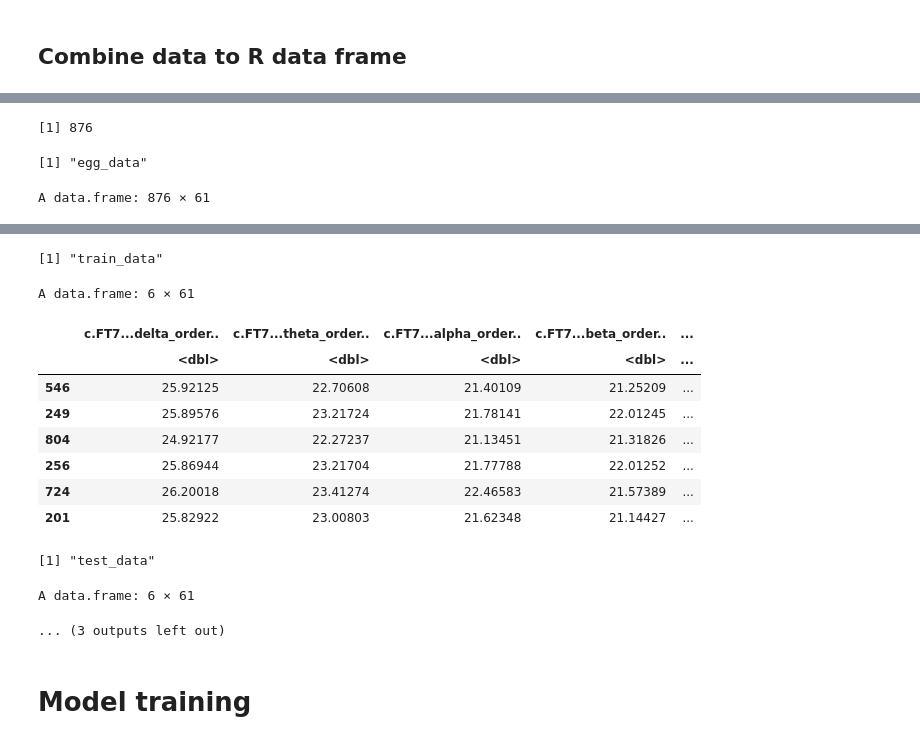
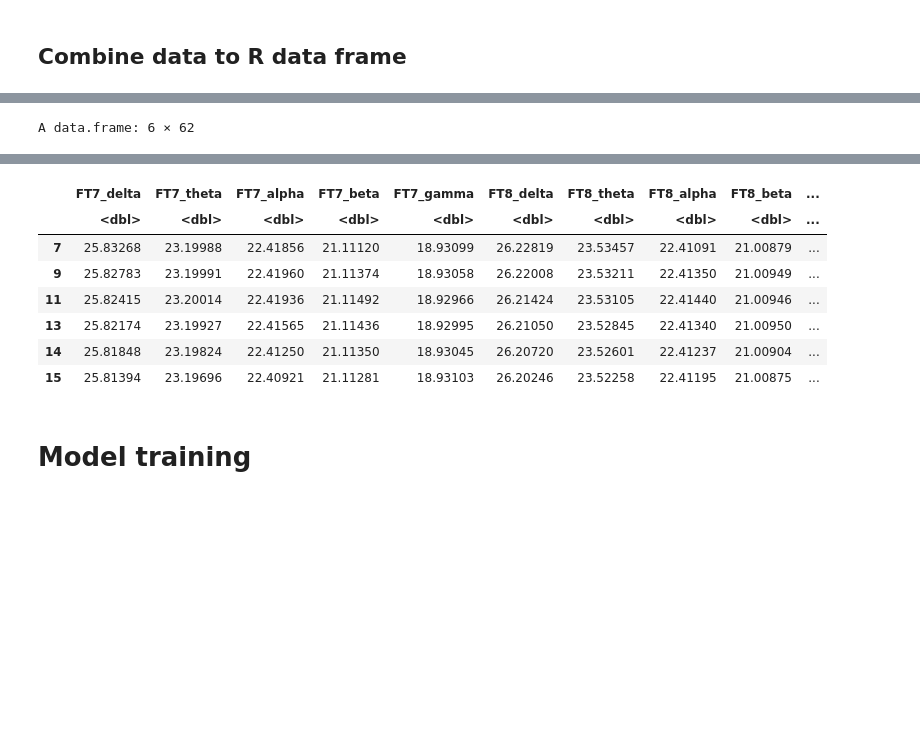
Before and after one commit to nieyangfei/EGG_Big_Data, a Jupyter notebook: EEG_Big_Data_Project.ipynb, the cells around one changed output, grey strips where cells are left out. Cells and saved outputs as stored; diff of their text form; code cells hidden in the pictures; blank space fills up the shorter version.

```diff
--- a/EEG_Big_Data_Project.ipynb
+++ b/EEG_Big_Data_Project.ipynb
@@ -531,24 +543,65 @@ theta_order <- 2
 alpha_order <- 3
 beta_order <- 4
 gamma_order <- 5
+# Orders of eyes.
+p_x_mean_order = 1
 # Emotion is the output.
 emotion <- factor(emotion)
 colnames(FT7) <- c("FT7_delta", "FT7_theta", "FT7_alpha", "FT7_beta", "FT7_gamma")
 egg_data <- data.frame(
-  c(FT7[, delta_order]), c(FT7[, theta_order]), c(FT7[, alpha_order]), c(FT7[, beta_order]), c(FT7[, gamma_order]),
-  c(FT8[, delta_order]), c(FT8[, theta_order]), c(FT8[, alpha_order]), c(FT8[, beta_order]), c(FT8[, gamma_order]),
-  c(T7[, delta_order]),  c(T7[, theta_order]),  c(T7[, alpha_order]),  c(T7[, beta_order]),  c(T7[, gamma_order]),
-  c(T8[, delta_order]),  c(T8[, theta_order]),  c(T8[, alpha_order]),  c(T8[, beta_order]),  c(T8[, gamma_order]),
-  c(TP7[, delta_order]), c(TP7[, theta_order]), c(TP7[, alpha_order]), c(TP7[, beta_order]), c(TP7[, gamma_order]),
-  c(TP8[, delta_order]), c(TP8[, theta_order]), c(TP8[, alpha_order]), c(TP8[, beta_order]), c(TP8[, gamma_order]),
+  FT7_delta = c(FT7[, delta_order]), FT7_theta = c(FT7[, theta_order]), FT7_alpha = c(FT7[, alpha_order]), FT7_beta = c(FT7[, beta_order]), FT7_gamma = c(FT7[, gamma_order]),
+  FT8_delta = c(FT8[, delta_order]), FT8_theta = c(FT8[, theta_order]), FT8_alpha = c(FT8[, alpha_order]), FT8_beta = c(FT8[, beta_order]), FT8_gamma = c(FT8[, gamma_order]),
+  T7_delta = c(T7[, delta_order]),   T7_theta = c(T7[, theta_order]),   T7_alpha = c(T7[, alpha_order]),   T7_beta = c(T7[, beta_order]),   T7_gamma = c(T7[, gamma_order]),
+  T8_delta = c(T8[, delta_order]),   T8_theta = c(T8[, theta_order]),   T8_alpha = c(T8[, alpha_order]),   T8_beta = c(T8[, beta_order]),   T8_gamma = c(T8[, gamma_order]),
+  TP7_delta = c(TP7[, delta_order]), TP7_theta = c(TP7[, theta_order]), TP7_alpha = c(TP7[, alpha_order]), TP7_beta = c(TP7[, beta_order]), TP7_gamma = c(TP7[, gamma_order]),
+  TP8_delta = c(TP8[, delta_order]), TP8_theta = c(TP8[, theta_order]), TP8_alpha = c(TP8[, alpha_order]), TP8_beta = c(TP8[, beta_order]), TP8_gamma = c(TP8[, gamma_order]),
 
-  eyes()
+  # Well, every item of the eyes data is not clear because the sequence is not clear. I will name them in my knowledge anyway.
+  # Better name than nothing.
+  p_x_mean = c(pupile_diameter[,1]),
+  p_y_mean = c(pupile_diameter[,2]),
+  p_x_deviation = (pupile_diameter[,3]),
+  p_y_deviation = c(pupile_diameter[,4]),
+  p_x_band1 = c(pupile_diameter[,5]),
+  p_x_band2 = c(pupile_diameter[,6]),
+  p_x_band3 = c(pupile_diameter[,7]),
+  p_x_band4 = c(pupile_diameter[,8]),
+  p_y_band1 = c(pupile_diameter[,9]),
+  p_y_band2 = c(pupile_diameter[,10]),
+  p_y_band3 = c(pupile_diameter[,11]),
+  p_y_band4 = c(pupile_diameter[,12]),
+
+  d_x_mean = c(dispersion[,1]),
+  d_x_deviation = c(dispersion[,2]),
+  d_y_mean = c(dispersion[,3]),
+  d_y_deviation = c(dispersion[,3]),
+
+
+  b_mean = c(blink_duration[,1]),
+  b_deviation = c(blink_duration[,2]),
+
+  s_mean = c(saccade[,1]),
+  s_deviation = c(saccade[,2]),
+  s_amplitude = c(saccade[,3]),
+  s_latency = c(saccade[,4]),
+
+  e_blink_frequency = c(event_statistics[,1]),
+  e_fixation_frequency = c(event_statistics[,2]),
+  e_maximum_fixation_duration = c(event_statistics[,3]),
+  e_total_fixation_dipersion = c(event_statistics[,4]),
+  e_maximum_fixation_dipersion = c(event_statistics[,5]),
+  e_saccade_frequency = c(event_statistics[,6]),
+  e_average_saccade_duration = c(event_statistics[,7]),
+  e_average_saccade_amplitude = c(event_statistics[,8]),
+  e_average_saccade_latency = c(event_statistics[,9]),
 
   emotion
 )
 
 # Get number of rows
 n <- nrow(egg_data)
+# Why has NA data should be checked. There might be big wrong.
+egg_data <- na.omit(egg_data)
 # Random sample of 80% row indices
 train_index <- sample(1:n, size = 0.66 * n)
 # Split data to train and test sets.
@@ -567,3 +628 @@ head(test_data)
-[1] 876
+A data.frame: 6 × 62
-[1] "egg_data"
-A data.frame: 876 × 61
@@ -588,16 +629,11 @@ A data.frame: 876 × 61
-[1] "train_data"
-A data.frame: 6 × 61
-|  | c.FT7...delta_order.. | c.FT7...theta_order.. | c.FT7...alpha_order.. | c.FT7...beta_order.. | ... |
-|  | <dbl> | <dbl> | <dbl> | <dbl> | ... |
-| 546 | 25.92125 | 22.70608 | 21.40109 | 21.25209 | ... |
-| 249 | 25.89576 | 23.21724 | 21.78141 | 22.01245 | ... |
-| 804 | 24.92177 | 22.27237 | 21.13451 | 21.31826 | ... |
-| 256 | 25.86944 | 23.21704 | 21.77788 | 22.01252 | ... |
-| 724 | 26.20018 | 23.41274 | 22.46583 | 21.57389 | ... |
-| 201 | 25.82922 | 23.00803 | 21.62348 | 21.14427 | ... |
+|  | FT7_delta | FT7_theta | FT7_alpha | FT7_beta | FT7_gamma | FT8_delta | FT8_theta | FT8_alpha | FT8_beta | ... |
+|  | <dbl> | <dbl> | <dbl> | <dbl> | <dbl> | <dbl> | <dbl> | <dbl> | <dbl> | ... |
+| 7 | 25.83268 | 23.19988 | 22.41856 | 21.11120 | 18.93099 | 26.22819 | 23.53457 | 22.41091 | 21.00879 | ... |
+| 9 | 25.82783 | 23.19991 | 22.41960 | 21.11374 | 18.93058 | 26.22008 | 23.53211 | 22.41350 | 21.00949 | ... |
+| 11 | 25.82415 | 23.20014 | 22.41936 | 21.11492 | 18.92966 | 26.21424 | 23.53105 | 22.41440 | 21.00946 | ... |
+| 13 | 25.82174 | 23.19927 | 22.41565 | 21.11436 | 18.92995 | 26.21050 | 23.52845 | 22.41340 | 21.00950 | ... |
+| 14 | 25.81848 | 23.19824 | 22.41250 | 21.11350 | 18.93045 | 26.20720 | 23.52601 | 22.41237 | 21.00904 | ... |
+| 15 | 25.81394 | 23.19696 | 22.40921 | 21.11281 | 18.93103 | 26.20246 | 23.52258 | 22.41195 | 21.00875 | ... |
-[1] "test_data"
-A data.frame: 6 × 61
-... (3 outputs left out)
 # %% [markdown]
 # Model training
 # %% [markdown]
```
Also changed, not shown: parts of 6 cells of this notebook.
